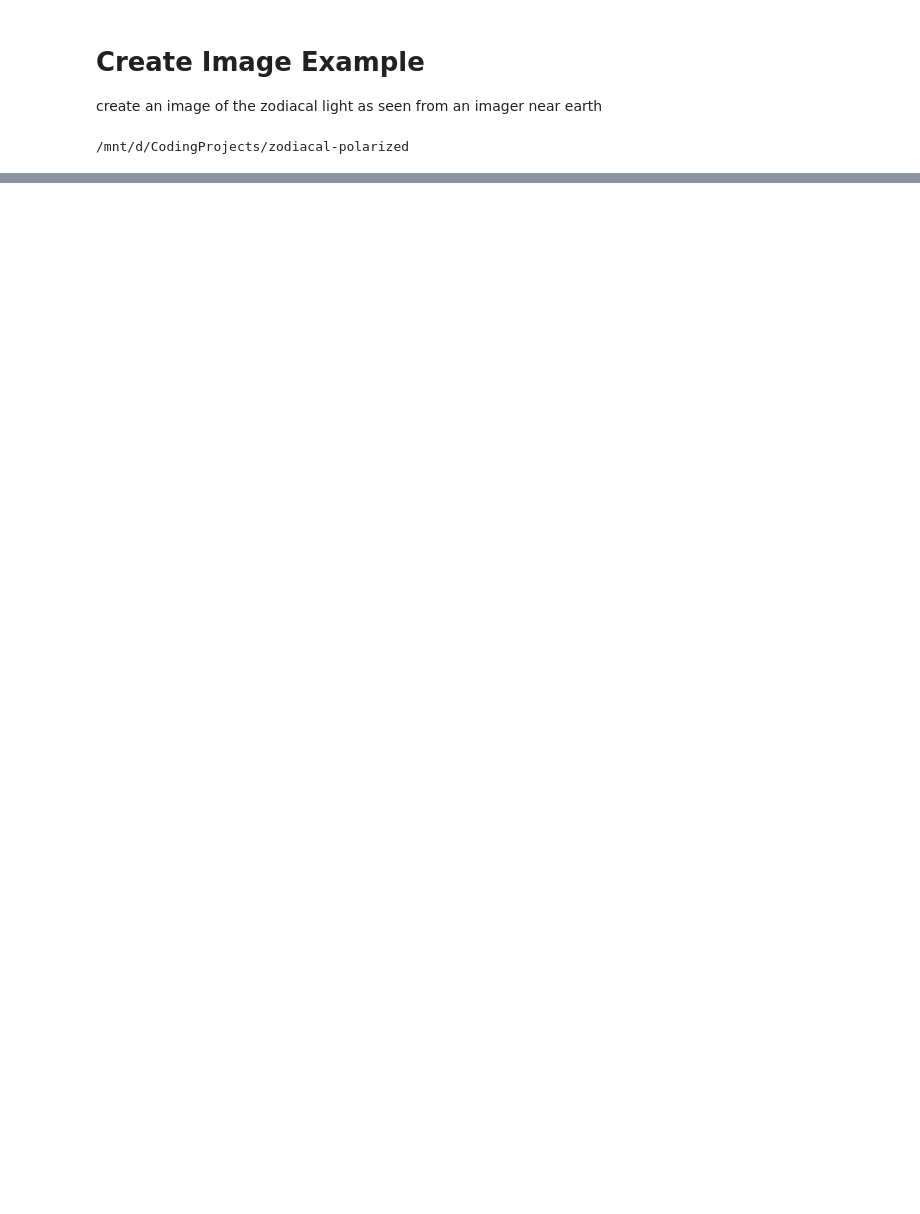
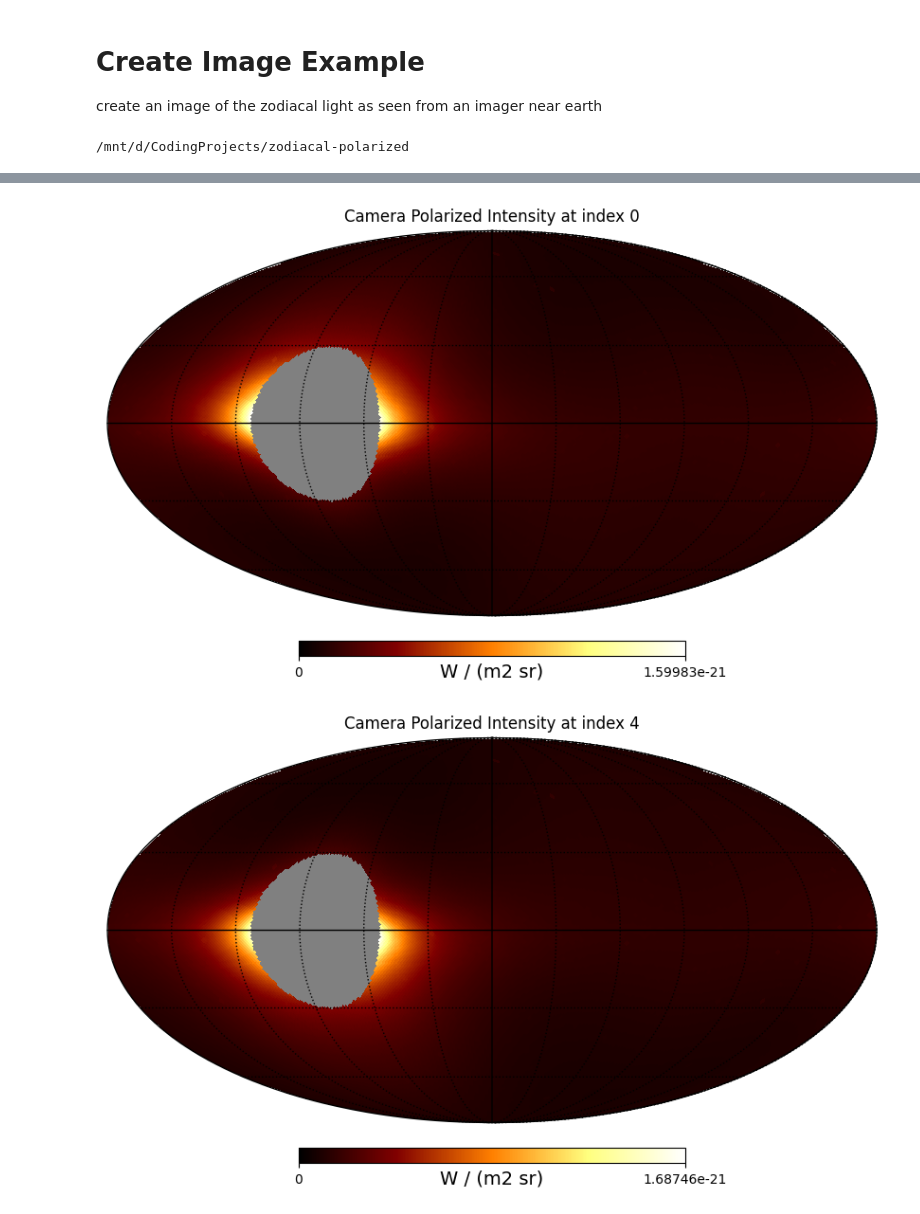
Before and after one commit to oravitan/zodiacal-polarized, a Jupyter notebook: notebooks/create_image_example.ipynb, the cells around one changed output, grey strips where cells are left out. Saved outputs shown, nothing was run; the diff lists cells and outputs as text; code cells hidden in the pictures; blank space fills up the shorter version.

```diff
--- a/notebooks/create_image_example.ipynb
+++ b/notebooks/create_image_example.ipynb
@@ -161,0 +100,13 @@ plt.show()
+# %%
+n_electrons = imager.intensity_to_number_of_electrons(binned_emission, frequency=frequency, weights=imager_response)
+n_electrons += imager.camera_dark_current_estimation()
+n_electrons = imager.camera_post_process(n_electrons)
+camera_intensity = imager.number_of_electrons_to_intensity(n_electrons, frequency, imager_response)
+I, Q, U = estimate_IQU(camera_intensity, polarization_angle)
+camera_dolp = estimate_DoLP(I, Q, U)
+camera_aop = estimate_AoP(Q, U)
+# %%
+plot_skymap_indices(camera_intensity, 2, title="Camera Polarized Intensity", min=0)
+# %% [output]
+[figure, added]
+[figure, added]
```
Also changed, not shown: parts of 25 cells of this notebook, 7 other files.
